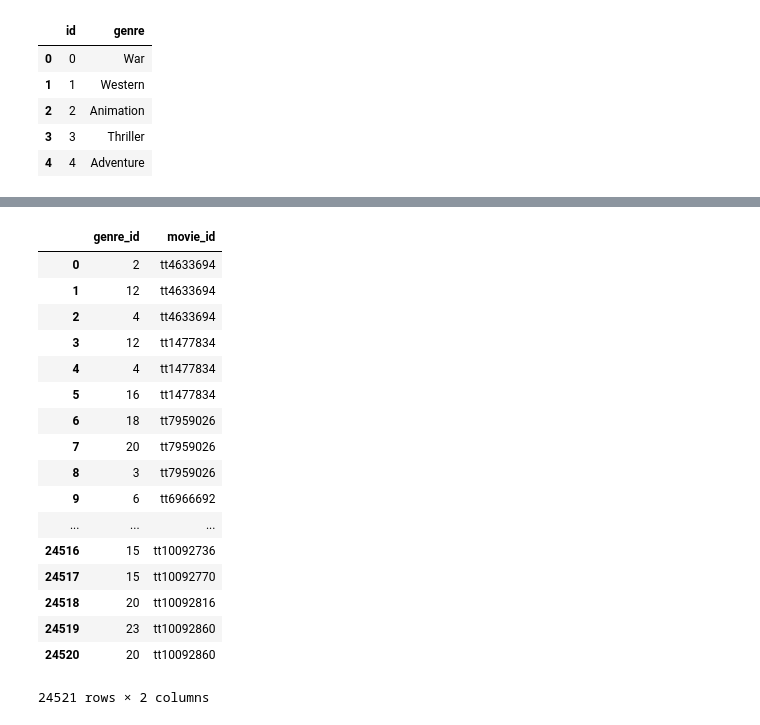
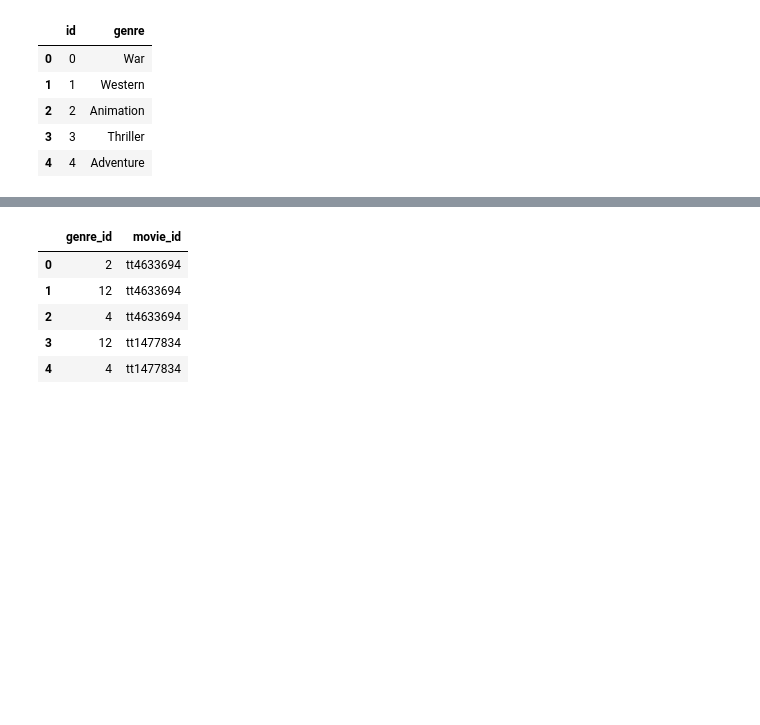
Before and after one commit to MsJacksonIYN/movies_mod1, a Jupyter notebook: Junction_Table_Test.ipynb, the cells around one changed output, grey strips where cells are left out. Drawn from its saved outputs; the diff is of its cells as text; code cells hidden in the pictures; blank space fills up the shorter version.

```diff
--- a/Junction_Table_Test.ipynb
+++ b/Junction_Table_Test.ipynb
@@ -113,21 +132,10 @@ movie_genre_entry(genre_ids, title_ids)
 # %%
-pd.read_sql_query("select * from movie_genres;", conn)
+movie_genres = pd.read_sql_query("select * from movie_genres;", conn)
+movie_genres.head()
 # %% [output]
 |  | genre_id | movie_id |
 | 0 | 2 | tt4633694 |
 | 1 | 12 | tt4633694 |
 | 2 | 4 | tt4633694 |
 | 3 | 12 | tt1477834 |
 | 4 | 4 | tt1477834 |
-| 5 | 16 | tt1477834 |
-| 6 | 18 | tt7959026 |
-| 7 | 20 | tt7959026 |
-| 8 | 3 | tt7959026 |
-| 9 | 6 | tt6966692 |
-| ... | ... | ... |
-| 24516 | 15 | tt10092736 |
-| 24517 | 15 | tt10092770 |
-| 24518 | 20 | tt10092816 |
-| 24519 | 23 | tt10092860 |
-| 24520 | 20 | tt10092860 |
-24521 rows × 2 columns
```
Also changed, not shown: parts of 4 cells of this notebook.
